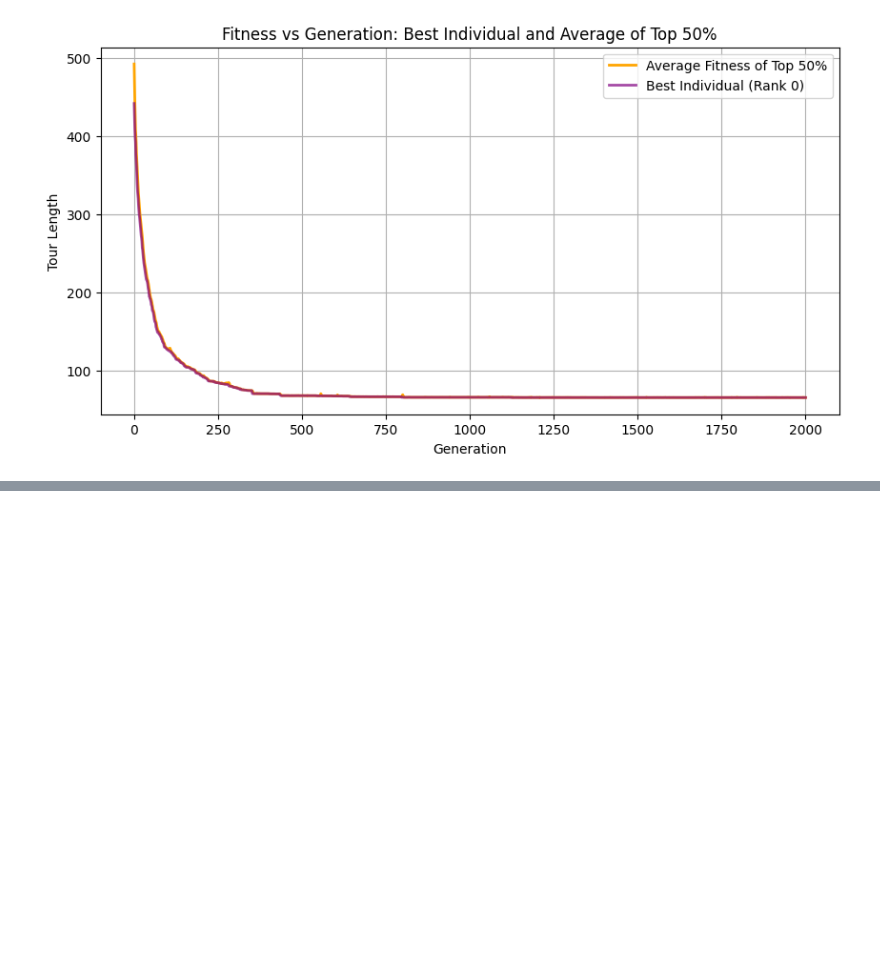
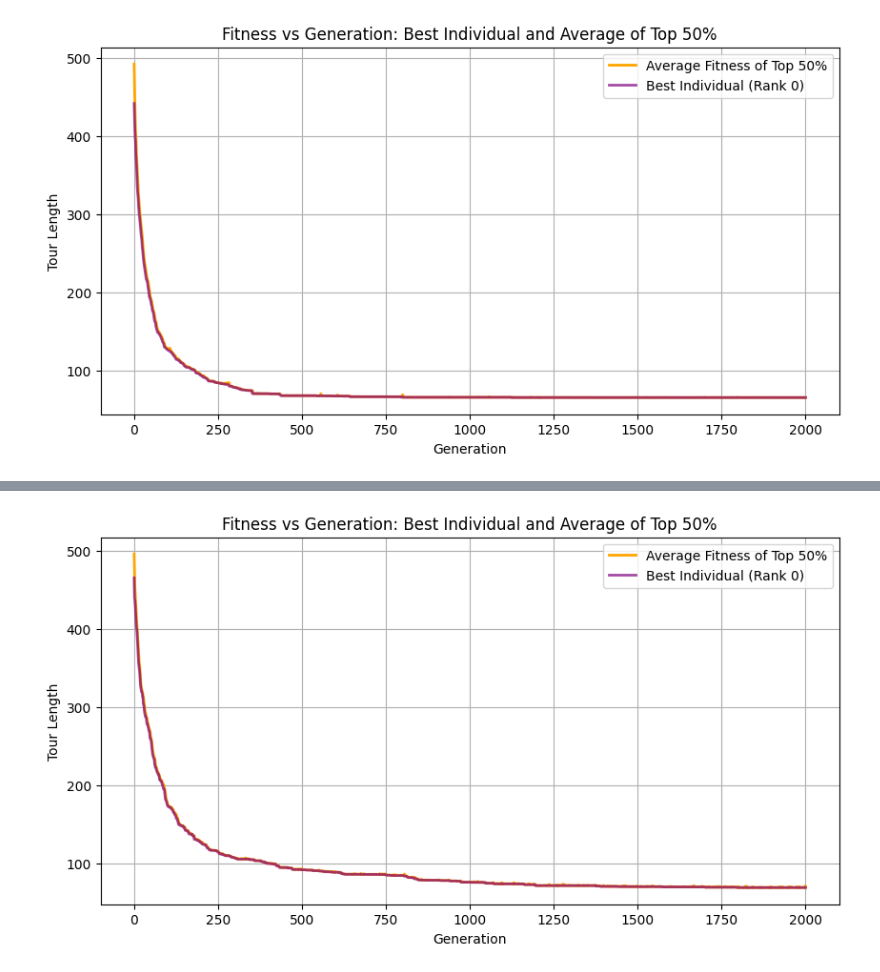
Before and after one commit to giuliagogna/NumericalSimulationLaboratory, a Jupyter notebook: Lab09/analysis09.ipynb, the cells around one changed output, grey strips where cells are left out. Saved outputs shown, nothing was run; the diff lists cells and outputs as text; code cells hidden in the pictures; blank space fills up the shorter version.

```diff
--- a/Lab09/analysis09.ipynb
+++ b/Lab09/analysis09.ipynb
@@ -384,0 +389,6 @@ plot_tour(1000, df_italy, x_coord, y_coord, "italy")
+# %%
+df_italy_comparison = pd.read_csv("outputs/poplog_N110_Pop100_Gen2000_Italy_synth.dat", sep=r'\s+', comment='#')
+# %%
+plot_fitness(df_italy_comparison)
+# %% [output]
+[figure, added]
```
Also changed, not shown: parts of 6 cells of this notebook, 12 other files.
